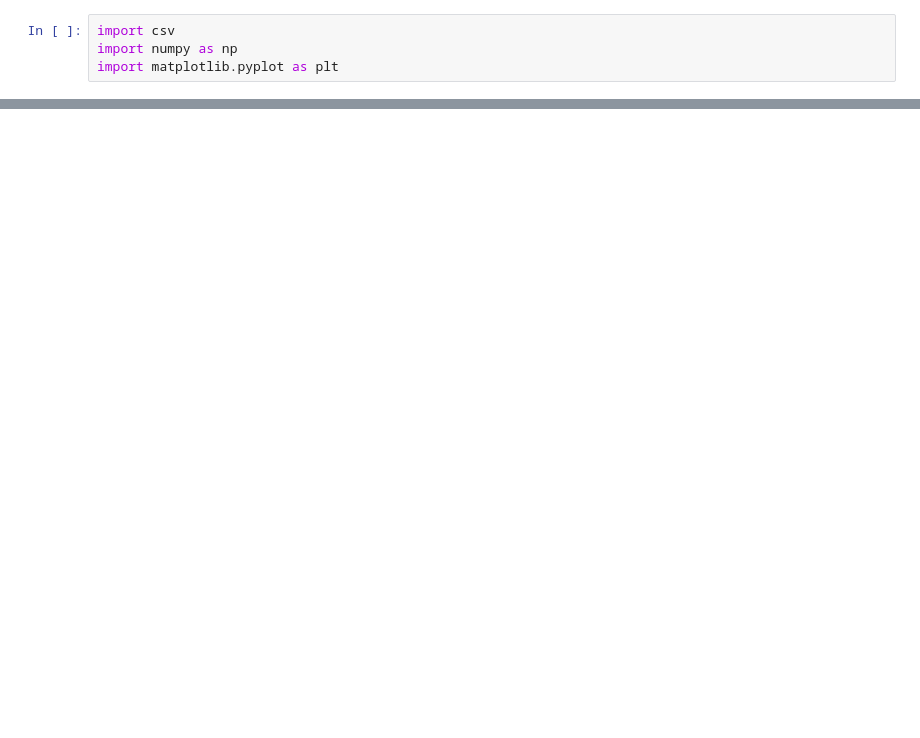
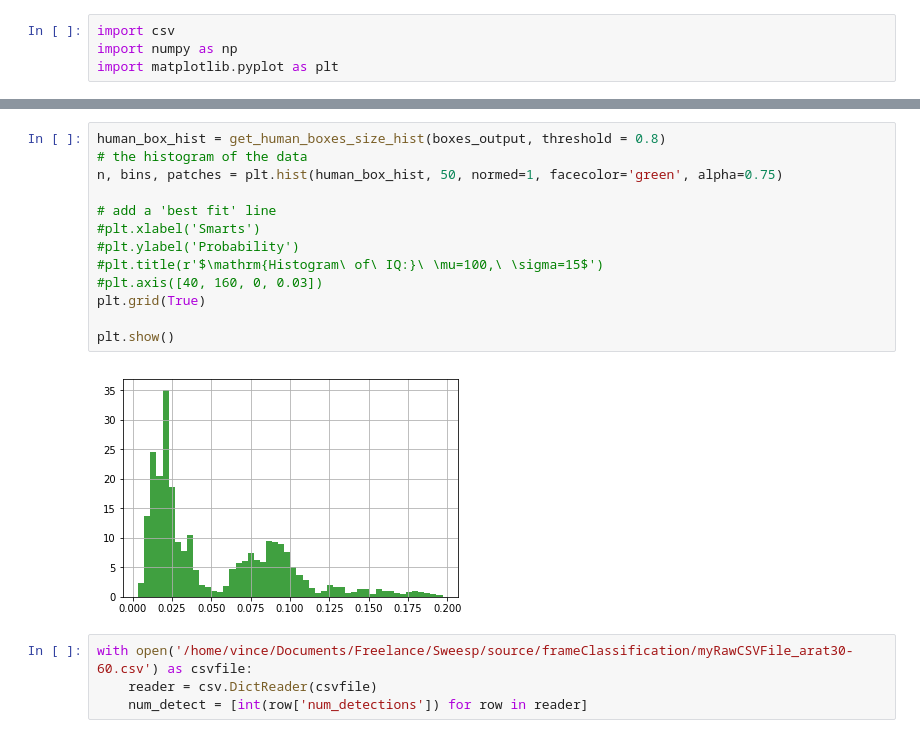
Before and after one commit to vincent-vdb/frameClassification, a Jupyter notebook: readCSVOutput.ipynb, the cells around one changed output, grey strips where cells are left out. Drawn from its saved outputs; the diff is of its cells as text; blank space fills up the shorter version.

```diff
--- a/readCSVOutput.ipynb
+++ b/readCSVOutput.ipynb
@@ -48,0 +199,19 @@ detection_score[0]
+# %%
+human_box_hist = get_human_boxes_size_hist(boxes_output, threshold = 0.8)
+# the histogram of the data
+n, bins, patches = plt.hist(human_box_hist, 50, normed=1, facecolor='green', alpha=0.75)
+
+# add a 'best fit' line
+#plt.xlabel('Smarts')
+#plt.ylabel('Probability')
+#plt.title(r'$\mathrm{Histogram\ of\ IQ:}\ \mu=100,\ \sigma=15$')
+#plt.axis([40, 160, 0, 0.03])
+plt.grid(True)
+
+plt.show()
+# %% [output]
+[figure, added]
+# %%
+with open('/home/vince/Documents/Freelance/Sweesp/source/frameClassification/myRawCSVFile_arat30-60.csv') as csvfile:
+    reader = csv.DictReader(csvfile)
+    num_detect = [int(row['num_detections']) for row in reader]
```
Also changed, not shown: parts of 10 cells of this notebook.
